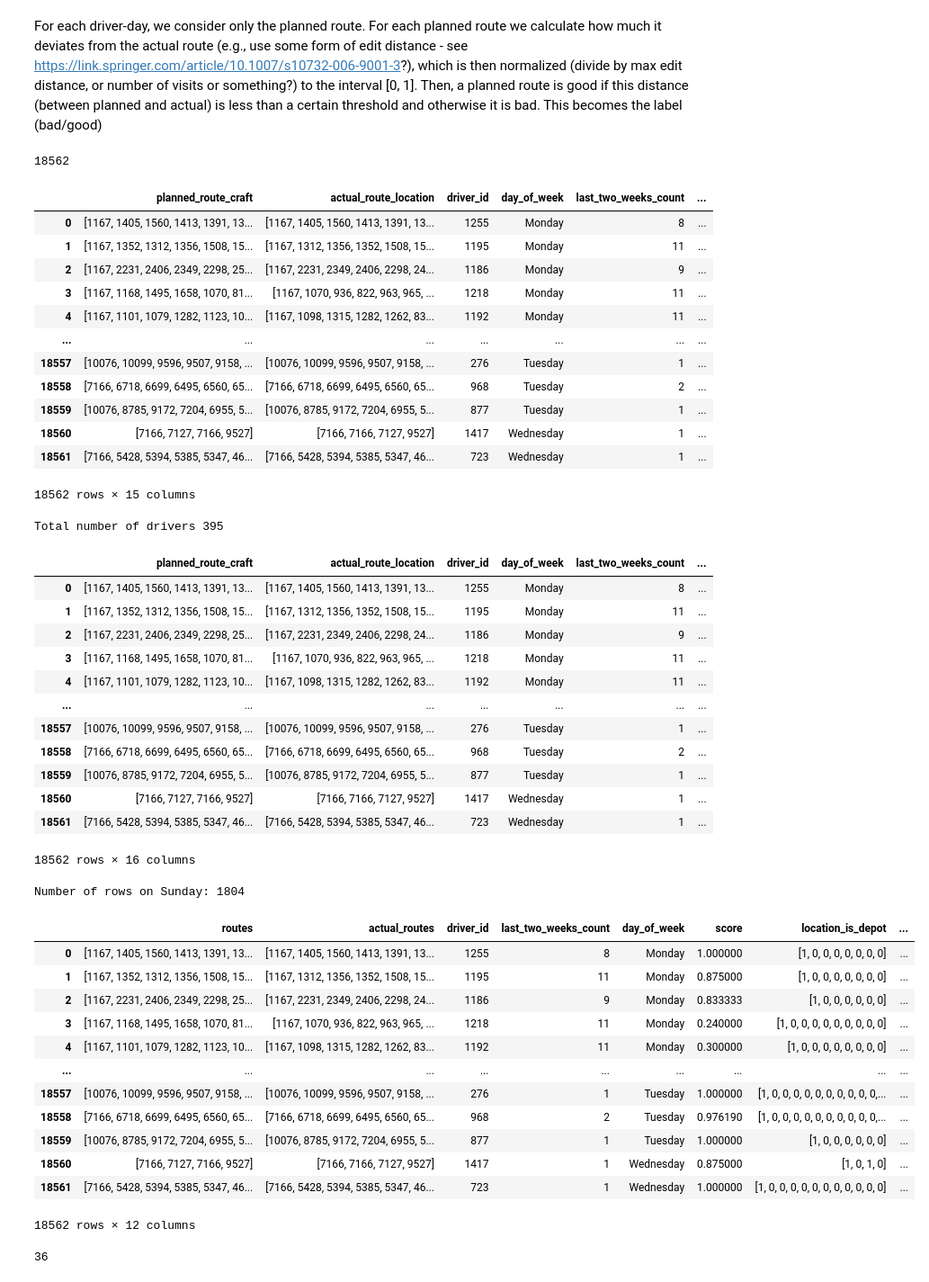
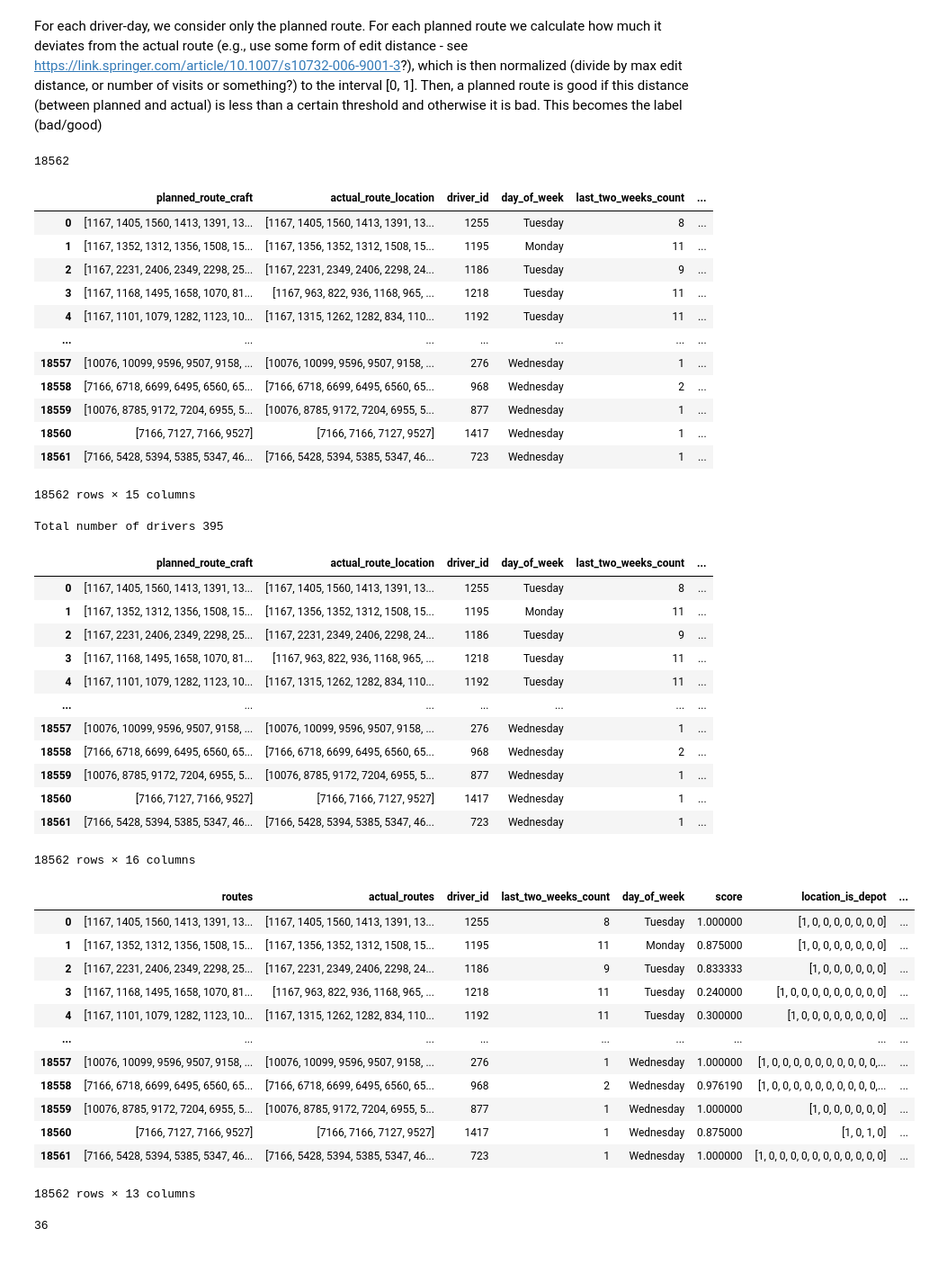
Before and after one commit to anna1904/RouteClassification, a Jupyter notebook: score_prediction-larger.ipynb, the cells around one changed output. Shown at 90% size. Cells and saved outputs as stored; diff of their text form; code cells hidden in the pictures.

```diff
--- a/score_prediction-larger.ipynb
+++ b/score_prediction-larger.ipynb
@@ -161,6 +161,8 @@ The number of routes where one value is NA(arrived time) 23
 20669
 # %%
 #check if it is the same driver in the route
+routes['day_of_week'] = routes['stop_arrived_at'].apply(lambda x: [pd.to_datetime(dt).day_name() for dt in x])
+
 def get_mode(x):
     return pd.Series(x).mode().iloc[0] if not pd.Series(x).mode().empty else np.nan
 
@@ -206,9 +208,9 @@ def create_actual_route(df, column):
         row = df.iloc[i]
         sorted_dates = sorted(row['stop_arrived_at'])
         mapping = {}
-        for i, date in enumerate(sorted_dates):
+        for i, date in enumerate(row['stop_arrived_at']):
             mapping[date] = row[column][i]
-        res_val = [mapping[row['stop_arrived_at'][i]] for i in range(len(row['stop_arrived_at']))]
+        res_val = [mapping[sorted_dates[i]] for i in range(len(sorted_dates))]
         res_col.append(res_val)
     return res_col
 
@@ -218,9 +220,9 @@ def create_actual_route_type(df, column):
         row = df.iloc[i]
         sorted_dates = sorted(row['stop_arrived_at'])
         mapping = {}
-        for i, date in enumerate(sorted_dates):
+        for i, date in enumerate(row['stop_arrived_at']):
             mapping[date] = row['location_type_id'][i]
-        res_val = [mapping[row['stop_arrived_at'][i]] for i in range(len(row['stop_arrived_at']))]
+        res_val = [mapping[sorted_dates[i]] for i in range(len(sorted_dates))]
         res_col.append(res_val)
     return res_col
 
@@ -261,5 +263,3 @@ more_than_one_1
 | 18555 | 442386 | 1520 | [0, 1, 1, 1, 1, 1, 0, 1, 1, 1, 1,... | [163647, 160704, 162824, 161803, ... | [2024-08-06 23:09:03.798004+00, 2... | ... |
 | 18560 | 443092 | 1417 | [0, 1, 0, 1] | [46452, 46955, 46452, 154273] | [2024-08-07 05:59:26.311221+00, 2... | ... |
 6322 rows × 19 columns
-# %%
-routes['difference_distance'] = routes['total_distance_actual'] - routes['total_distance_planned']
@@ -345,15 +343,15 @@ completed_routes_df
 # %% [output]
 18562
 |  | planned_route_craft | actual_route_location | driver_id | day_of_week | last_two_weeks_count | ... |
-| 0 | [1167, 1405, 1560, 1413, 1391, 13... | [1167, 1405, 1560, 1413, 1391, 13... | 1255 | Monday | 8 | ... |
-| 1 | [1167, 1352, 1312, 1356, 1508, 15... | [1167, 1312, 1356, 1352, 1508, 15... | 1195 | Monday | 11 | ... |
-| 2 | [1167, 2231, 2406, 2349, 2298, 25... | [1167, 2231, 2349, 2406, 2298, 24... | 1186 | Monday | 9 | ... |
-| 3 | [1167, 1168, 1495, 1658, 1070, 81... | [1167, 1070, 936, 822, 963, 965, ... | 1218 | Monday | 11 | ... |
-| 4 | [1167, 1101, 1079, 1282, 1123, 10... | [1167, 1098, 1315, 1282, 1262, 83... | 1192 | Monday | 11 | ... |
+| 0 | [1167, 1405, 1560, 1413, 1391, 13... | [1167, 1405, 1560, 1413, 1391, 13... | 1255 | Tuesday | 8 | ... |
+| 1 | [1167, 1352, 1312, 1356, 1508, 15... | [1167, 1356, 1352, 1312, 1508, 15... | 1195 | Monday | 11 | ... |
+| 2 | [1167, 2231, 2406, 2349, 2298, 25... | [1167, 2231, 2349, 2406, 2298, 24... | 1186 | Tuesday | 9 | ... |
+| 3 | [1167, 1168, 1495, 1658, 1070, 81... | [1167, 963, 822, 936, 1168, 965, ... | 1218 | Tuesday | 11 | ... |
+| 4 | [1167, 1101, 1079, 1282, 1123, 10... | [1167, 1315, 1262, 1282, 834, 110... | 1192 | Tuesday | 11 | ... |
 | ... | ... | ... | ... | ... | ... | ... |
-| 18557 | [10076, 10099, 9596, 9507, 9158, ... | [10076, 10099, 9596, 9507, 9158, ... | 276 | Tuesday | 1 | ... |
-| 18558 | [7166, 6718, 6699, 6495, 6560, 65... | [7166, 6718, 6699, 6495, 6560, 65... | 968 | Tuesday | 2 | ... |
-| 18559 | [10076, 8785, 9172, 7204, 6955, 5... | [10076, 8785, 9172, 7204, 6955, 5... | 877 | Tuesday | 1 | ... |
+| 18557 | [10076, 10099, 9596, 9507, 9158, ... | [10076, 10099, 9596, 9507, 9158, ... | 276 | Wednesday | 1 | ... |
+| 18558 | [7166, 6718, 6699, 6495, 6560, 65... | [7166, 6718, 6699, 6495, 6560, 65... | 968 | Wednesday | 2 | ... |
+| 18559 | [10076, 8785, 9172, 7204, 6955, 5... | [10076, 8785, 9172, 7204, 6955, 5... | 877 | Wednesday | 1 | ... |
 | 18560 | [7166, 7127, 7166, 9527] | [7166, 7166, 7127, 9527] | 1417 | Wednesday | 1 | ... |
 | 18561 | [7166, 5428, 5394, 5385, 5347, 46... | [7166, 5428, 5394, 5385, 5347, 46... | 723 | Wednesday | 1 | ... |
 18562 rows × 15 columns
@@ -376,20 +374,15 @@ completed_routes_df
 # %% [output]
 Total number of drivers 395
 |  | planned_route_craft | actual_route_location | driver_id | day_of_week | last_two_weeks_count | ... |
-| 0 | [1167, 1405, 1560, 1413, 1391, 13... | [1167, 1405, 1560, 1413, 1391, 13... | 1255 | Monday | 8 | ... |
-| 1 | [1167, 1352, 1312, 1356, 1508, 15... | [1167, 1312, 1356, 1352, 1508, 15... | 1195 | Monday | 11 | ... |
-| 2 | [1167, 2231, 2406, 2349, 2298, 25... | [1167, 2231, 2349, 2406, 2298, 24... | 1186 | Monday | 9 | ... |
-| 3 | [1167, 1168, 1495, 1658, 1070, 81... | [1167, 1070, 936, 822, 963, 965, ... | 1218 | Monday | 11 | ... |
-| 4 | [1167, 1101, 1079, 1282, 1123, 10... | [1167, 1098, 1315, 1282, 1262, 83... | 1192 | Monday | 11 | ... |
+| 0 | [1167, 1405, 1560, 1413, 1391, 13... | [1167, 1405, 1560, 1413, 1391, 13... | 1255 | Tuesday | 8 | ... |
+| 1 | [1167, 1352, 1312, 1356, 1508, 15... | [1167, 1356, 1352, 1312, 1508, 15... | 1195 | Monday | 11 | ... |
+| 2 | [1167, 2231, 2406, 2349, 2298, 25... | [1167, 2231, 2349, 2406, 2298, 24... | 1186 | Tuesday | 9 | ... |
+| 3 | [1167, 1168, 1495, 1658, 1070, 81... | [1167, 963, 822, 936, 1168, 965, ... | 1218 | Tuesday | 11 | ... |
+| 4 | [1167, 1101, 1079, 1282, 1123, 10... | [1167, 1315, 1262, 1282, 834, 110... | 1192 | Tuesday | 11 | ... |
 | ... | ... | ... | ... | ... | ... | ... |
-| 18557 | [10076, 10099, 9596, 9507, 9158, ... | [10076, 10099, 9596, 9507, 9158, ... | 276 | Tuesday | 1 | ... |
-| 18558 | [7166, 6718, 6699, 6495, 6560, 65... | [7166, 6718, 6699, 6495, 6560, 65... | 968 | Tuesday | 2 | ... |
-| 18559 | [10076, 8785, 9172, 7204, 6955, 5... | [10076, 8785, 9172, 7204, 6955, 5... | 877 | Tuesday | 1 | ... |
+| 18557 | [10076, 10099, 9596, 9507, 9158, ... | [10076, 10099, 9596, 9507, 9158, ... | 276 | Wednesday | 1 | ... |
+| 18558 | [7166, 6718, 6699, 6495, 6560, 65... | [7166, 6718, 6699, 6495, 6560, 65... | 968 | Wednesday | 2 | ... |
+| 18559 | [10076, 8785, 9172, 7204, 6955, 5... | [10076, 8785, 9172, 7204, 6955, 5... | 877 | Wednesday | 1 | ... |
 | 18560 | [7166, 7127, 7166, 9527] | [7166, 7166, 7127, 9527] | 1417 | Wednesday | 1 | ... |
 | 18561 | [7166, 5428, 5394, 5385, 5347, 46... | [7166, 5428, 5394, 5385, 5347, 46... | 723 | Wednesday | 1 | ... |
 18562 rows × 16 columns
-# %%
-sunday_count = completed_routes_df[completed_routes_df["day_of_week"] == "Sunday"].shape[0]
-print(f"Number of rows on Sunday: {sunday_count}")
-# %% [output]
-Number of rows on Sunday: 1804
@@ -402,39 +389,40 @@ Number of rows on Sunday: 1804
 # %%
 final_routes = pd.DataFrame({
     'routes': completed_routes_df['planned_route_craft'].tolist(),
     'actual_routes': completed_routes_df['actual_route_location'].tolist(),
     'driver_id': completed_routes_df['driver_id'].tolist() ,
     'last_two_weeks_count': completed_routes_df['last_two_weeks_count'].tolist(),
     'day_of_week': completed_routes_df['day_of_week'].tolist(),
     'score': completed_routes_df['score'].tolist(),
     'location_is_depot': completed_routes_df['location_is_depot'].tolist(),
     'location_type_id': completed_routes_df['location_type_id'].tolist(),
     # 'distance_route': completed_routes_df['distance_route'].tolist(),
     'current_lat': completed_routes_df['current_lat'].tolist(),
     'current_lng': completed_routes_df['current_lng'].tolist(),
     'date': completed_routes_df['date'].tolist(),
+    'arriving_time': completed_routes_df['stop_arrived_at'].tolist(),
 })
 final_routes['len'] = final_routes['routes'].apply(lambda x: len(x))
 final_routes
 
 # [0] * len(artificial_planned_routes)
 # artificial_planned_routes['distance_route'].tolist()
 # artificial_planned_routes['driver_id'].tolist()
 # artificial_planned_routes['common_subsequence'].tolist()
 # %% [output]
 |  | routes | actual_routes | driver_id | last_two_weeks_count | day_of_week | score | location_is_depot | ... |
-| 0 | [1167, 1405, 1560, 1413, 1391, 13... | [1167, 1405, 1560, 1413, 1391, 13... | 1255 | 8 | Monday | 1.000000 | [1, 0, 0, 0, 0, 0, 0, 0] | ... |
-| 1 | [1167, 1352, 1312, 1356, 1508, 15... | [1167, 1312, 1356, 1352, 1508, 15... | 1195 | 11 | Monday | 0.875000 | [1, 0, 0, 0, 0, 0, 0, 0] | ... |
-| 2 | [1167, 2231, 2406, 2349, 2298, 25... | [1167, 2231, 2349, 2406, 2298, 24... | 1186 | 9 | Monday | 0.833333 | [1, 0, 0, 0, 0, 0, 0] | ... |
-| 3 | [1167, 1168, 1495, 1658, 1070, 81... | [1167, 1070, 936, 822, 963, 965, ... | 1218 | 11 | Monday | 0.240000 | [1, 0, 0, 0, 0, 0, 0, 0, 0, 0] | ... |
-| 4 | [1167, 1101, 1079, 1282, 1123, 10... | [1167, 1098, 1315, 1282, 1262, 83... | 1192 | 11 | Monday | 0.300000 | [1, 0, 0, 0, 0, 0, 0, 0, 0] | ... |
+| 0 | [1167, 1405, 1560, 1413, 1391, 13... | [1167, 1405, 1560, 1413, 1391, 13... | 1255 | 8 | Tuesday | 1.000000 | [1, 0, 0, 0, 0, 0, 0, 0] | ... |
+| 1 | [1167, 1352, 1312, 1356, 1508, 15... | [1167, 1356, 1352, 1312, 1508, 15... | 1195 | 11 | Monday | 0.875000 | [1, 0, 0, 0, 0, 0, 0, 0] | ... |
+| 2 | [1167, 2231, 2406, 2349, 2298, 25... | [1167, 2231, 2349, 2406, 2298, 24... | 1186 | 9 | Tuesday | 0.833333 | [1, 0, 0, 0, 0, 0, 0] | ... |
+| 3 | [1167, 1168, 1495, 1658, 1070, 81... | [1167, 963, 822, 936, 1168, 965, ... | 1218 | 11 | Tuesday | 0.240000 | [1, 0, 0, 0, 0, 0, 0, 0, 0, 0] | ... |
+| 4 | [1167, 1101, 1079, 1282, 1123, 10... | [1167, 1315, 1262, 1282, 834, 110... | 1192 | 11 | Tuesday | 0.300000 | [1, 0, 0, 0, 0, 0, 0, 0, 0] | ... |
 | ... | ... | ... | ... | ... | ... | ... | ... | ... |
-| 18557 | [10076, 10099, 9596, 9507, 9158, ... | [10076, 10099, 9596, 9507, 9158, ... | 276 | 1 | Tuesday | 1.000000 | [1, 0, 0, 0, 0, 0, 0, 0, 0, 0, 0,... | ... |
-| 18558 | [7166, 6718, 6699, 6495, 6560, 65... | [7166, 6718, 6699, 6495, 6560, 65... | 968 | 2 | Tuesday | 0.976190 | [1, 0, 0, 0, 0, 0, 0, 0, 0, 0, 0,... | ... |
-| 18559 | [10076, 8785, 9172, 7204, 6955, 5... | [10076, 8785, 9172, 7204, 6955, 5... | 877 | 1 | Tuesday | 1.000000 | [1, 0, 0, 0, 0, 0, 0] | ... |
+| 18557 | [10076, 10099, 9596, 9507, 9158, ... | [10076, 10099, 9596, 9507, 9158, ... | 276 | 1 | Wednesday | 1.000000 | [1, 0, 0, 0, 0, 0, 0, 0, 0, 0, 0,... | ... |
+| 18558 | [7166, 6718, 6699, 6495, 6560, 65... | [7166, 6718, 6699, 6495, 6560, 65... | 968 | 2 | Wednesday | 0.976190 | [1, 0, 0, 0, 0, 0, 0, 0, 0, 0, 0,... | ... |
+| 18559 | [10076, 8785, 9172, 7204, 6955, 5... | [10076, 8785, 9172, 7204, 6955, 5... | 877 | 1 | Wednesday | 1.000000 | [1, 0, 0, 0, 0, 0, 0] | ... |
 | 18560 | [7166, 7127, 7166, 9527] | [7166, 7166, 7127, 9527] | 1417 | 1 | Wednesday | 0.875000 | [1, 0, 1, 0] | ... |
 | 18561 | [7166, 5428, 5394, 5385, 5347, 46... | [7166, 5428, 5394, 5385, 5347, 46... | 723 | 1 | Wednesday | 1.000000 | [1, 0, 0, 0, 0, 0, 0, 0, 0, 0, 0, 0] | ... |
-18562 rows × 12 columns
+18562 rows × 13 columns
 # %%
 preparing_data = final_routes.copy()
 # %%
```
Also changed, not shown: parts of 15 cells of this notebook, 4 other files.
